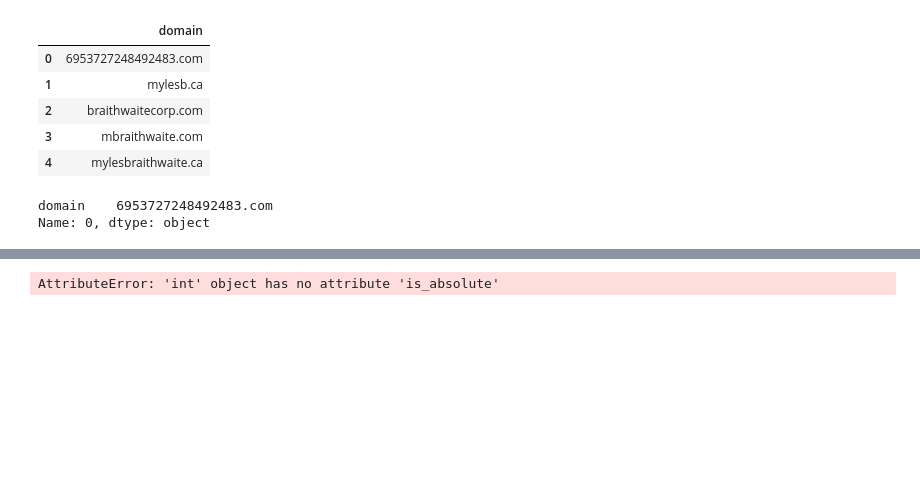
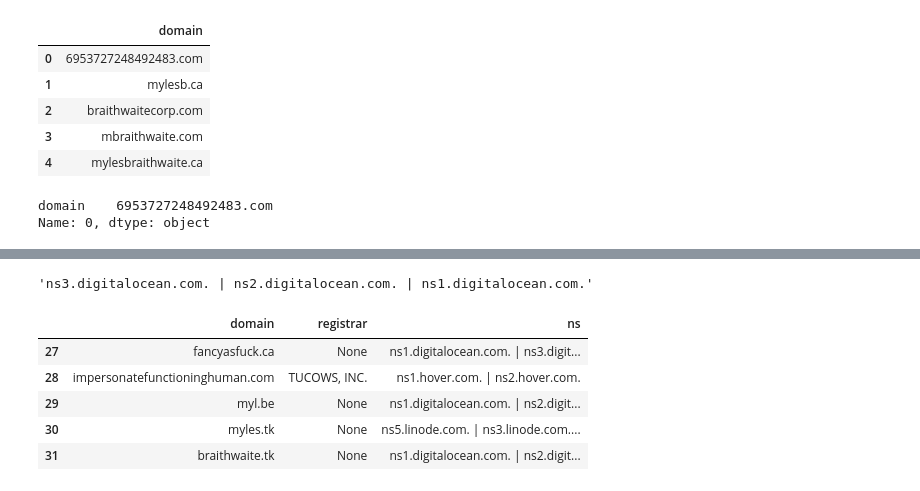
Before and after one commit to myles/notebooks-2020, a Jupyter notebook: Projects/infrastructure/domains.ipynb, the cells around one changed output, grey strips where cells are left out. Cells and saved outputs as stored; diff of their text form; code cells hidden in the pictures; blank space fills up the shorter version.

```diff
--- a/Projects/infrastructure/domains.ipynb
+++ b/Projects/infrastructure/domains.ipynb
@@ -45,17 +55,24 @@ def registrar(row):
 # %%
-def nameserver(row):
+def nameservers(row):
     try:
-        answer = resolver.query(row.name, 'ns')
+        answer = resolver.query(row.domain, 'ns')
     except NoAnswer:
         return None
 
     ns_value = ' | '.join(ns.to_text() for ns in answer.rrset.items)
     return ns_value
 
-nameserver(row)
+nameservers(row)
 # %% [output]
-AttributeError: 'int' object has no attribute 'is_absolute'
+'ns3.digitalocean.com. | ns2.digitalocean.com. | ns1.digitalocean.com.'
 # %%
-df['dns'] = df.apply(lambda row: nameserver(row), axis=1)
+df['ns'] = df.apply(lambda row: nameservers(row), axis=1)
 
 df.tail()
+# %% [output]
+|  | domain | registrar | ns |
+| 27 | fancyasfuck.ca | None | ns1.digitalocean.com. | ns3.digit... |
+| 28 | impersonatefunctioninghuman.com | TUCOWS, INC. | ns1.hover.com. | ns2.hover.com. |
+| 29 | myl.be | None | ns1.digitalocean.com. | ns2.digit... |
+| 30 | myles.tk | None | ns5.linode.com. | ns3.linode.com.... |
+| 31 | braithwaite.tk | None | ns1.digitalocean.com. | ns2.digit... |
```
Also changed, not shown: parts of 19 cells of this notebook, 13 other files.
